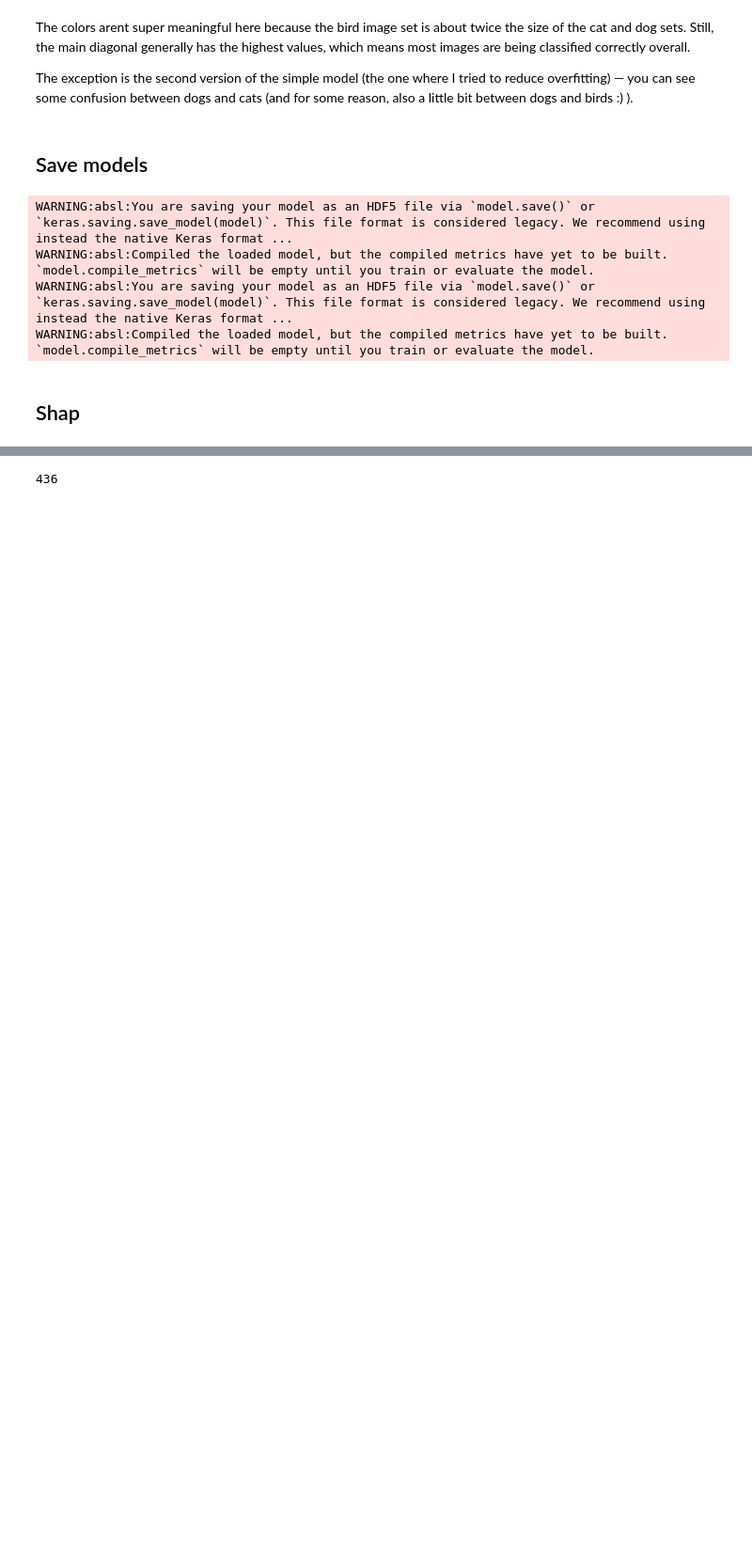
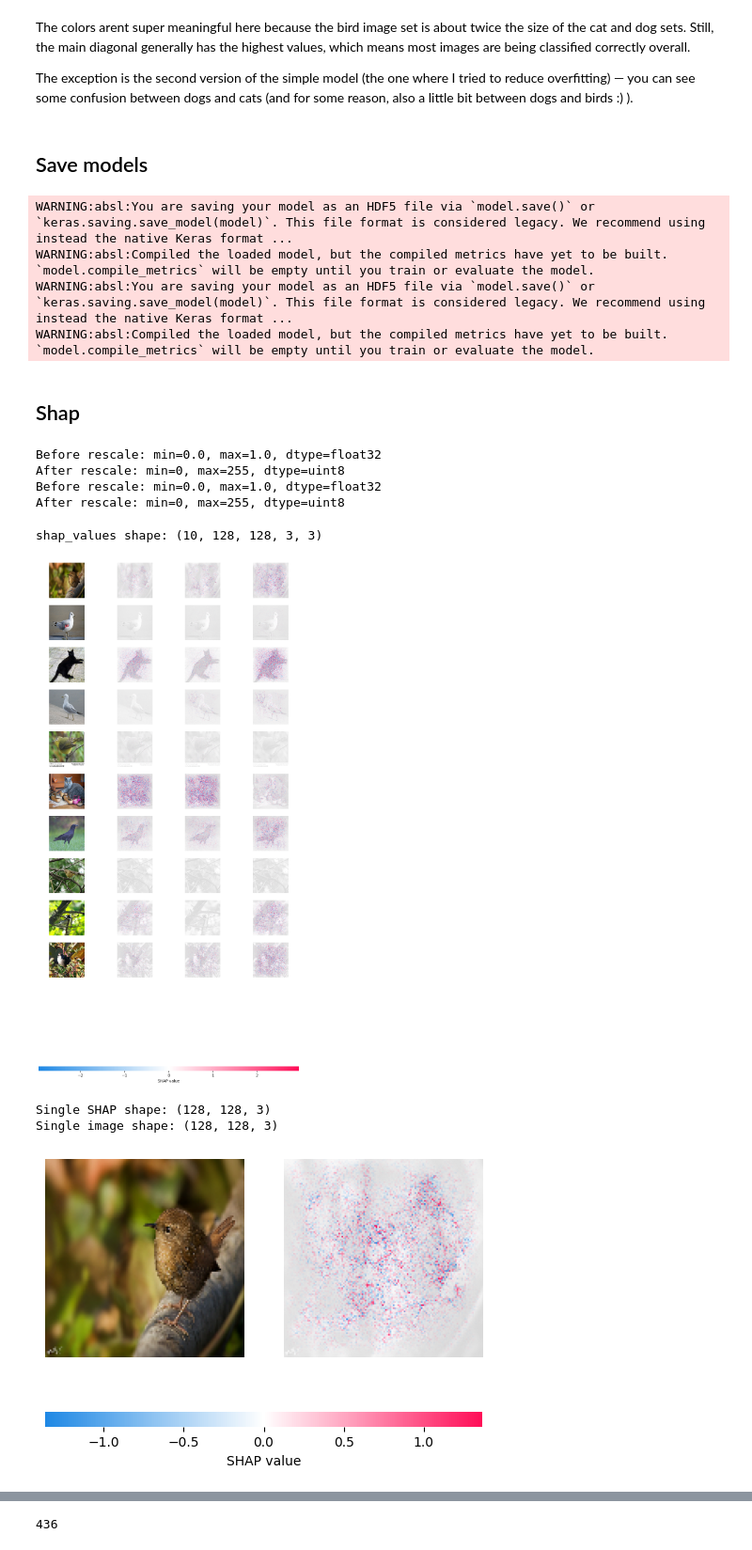
Before and after one commit to sorigh/CNN, a Jupyter notebook: Project.ipynb, the cells around one changed output, grey strips where cells are left out. Shown at 94% size. Saved outputs shown, nothing was run; the diff lists cells and outputs as text; code cells hidden in the pictures; blank space fills up the shorter version.

Commit message:
added SHAP

```diff
--- a/Project.ipynb
+++ b/Project.ipynb
@@ -655,0 +697,59 @@ def shap_explanation(model, dataset, num_samples=3):
+# %%
+# load data
+data_iter = data.take(10).as_numpy_iterator()  # take 10 batches
+background_data = []
+for batch in data_iter:
+    images, labels = batch
+    background_data.append(images)
+background_data = np.vstack(background_data)  # stack batches
+
+# take 100 samples max
+background_data = background_data[:100]
+test_samples = next(data.take(1).as_numpy_iterator())[0][:10]  # 10 images from one batch
+
+background_data_rescaled = rescale_images(background_data)
+test_samples_rescaled = rescale_images(test_samples)
+# %% [output]
+Before rescale: min=0.0, max=1.0, dtype=float32
+After rescale: min=0, max=255, dtype=uint8
+Before rescale: min=0.0, max=1.0, dtype=float32
+After rescale: min=0, max=255, dtype=uint8
+# %%
+# SHAP explainer object using model and background data
+explainer = shap.GradientExplainer(model2, background_data_rescaled)
+
+# Calculate SHAP values for the test samples
+shap_values = explainer.shap_values(test_samples_rescaled)
+
+print("shap_values shape:", shap_values.shape)
+
+# shap_values shape: (num_samples, height, width, channels, num_classes)
+# = for each sample, SHAP gives explanations per pixel/channel and per output class
+
+num_classes = shap_values.shape[-1]
+
+# split SHAP values into a list where each element corresponds to one class:
+#  element shape: (num_samples, height, width, channels)
+shap_values_per_class = [shap_values[..., i] for i in range(num_classes)]
+
+# normalize each class's SHAP values for better visualization (scale between -1 and 1)
+shap_values_per_class_norm = [normalize_shap_values(sv) for sv in shap_values_per_class]
+
+# plot SHAP explanations for all classes at once (shows heatmaps over images)
+shap.image_plot(shap_values_per_class_norm, test_samples_rescaled)
+
+# first sample (index 0) and first class (index 0)
+single_shap = shap_values_per_class_norm[0][0]  # shape: (height, width, channels)
+single_image = test_samples_rescaled[0] # shape: (height, width, channels)
+
+print("Single SHAP shape:", single_shap.shape)
+print("Single image shape:", single_image.shape)
+
+# SHAP values for this one image only
+shap.image_plot([single_shap], single_image)
+# %% [output]
+shap_values shape: (10, 128, 128, 3, 3)
+[figure, added]
+Single SHAP shape: (128, 128, 3)
+Single image shape: (128, 128, 3)
+[figure, added]
```
Also changed, not shown: parts of 4 cells of this notebook.
